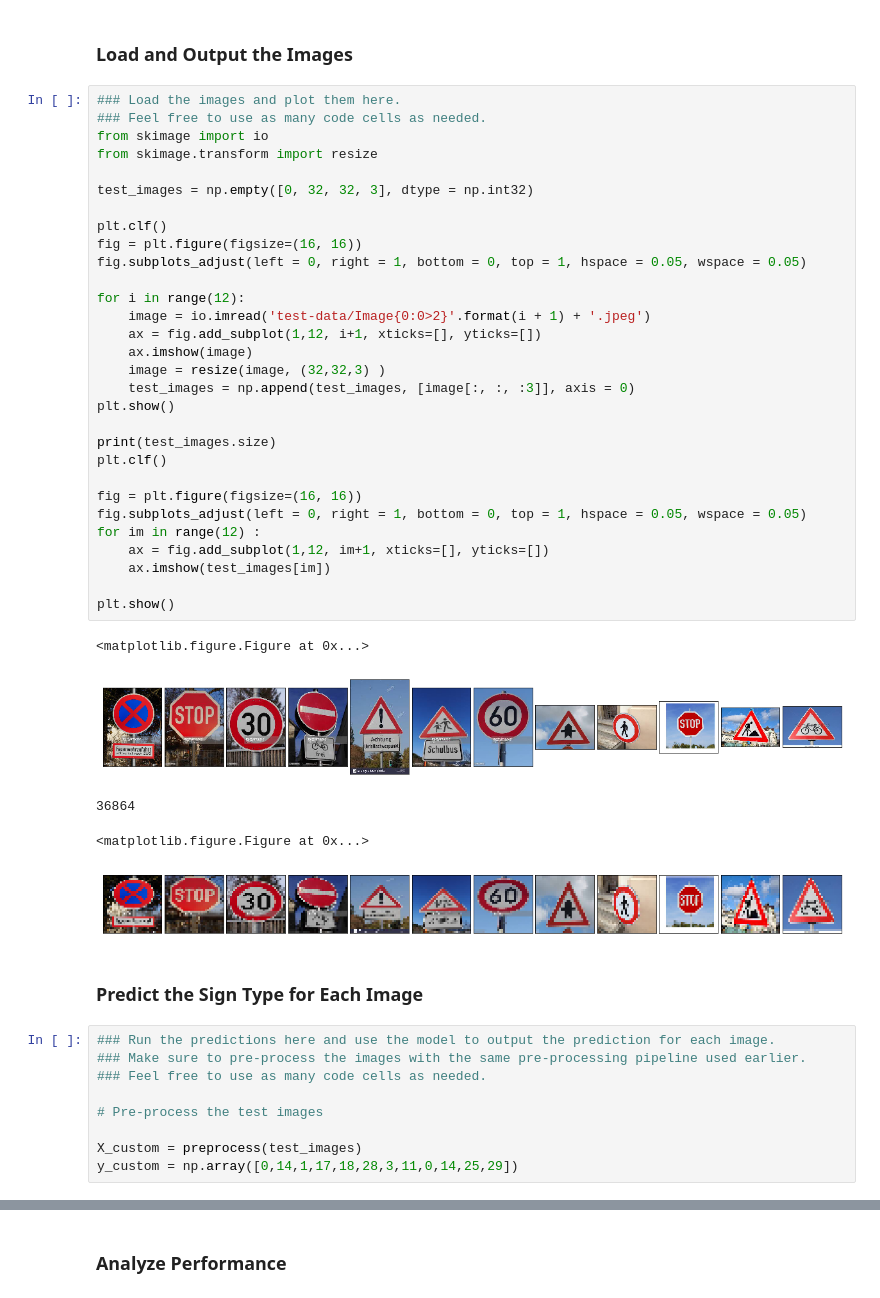
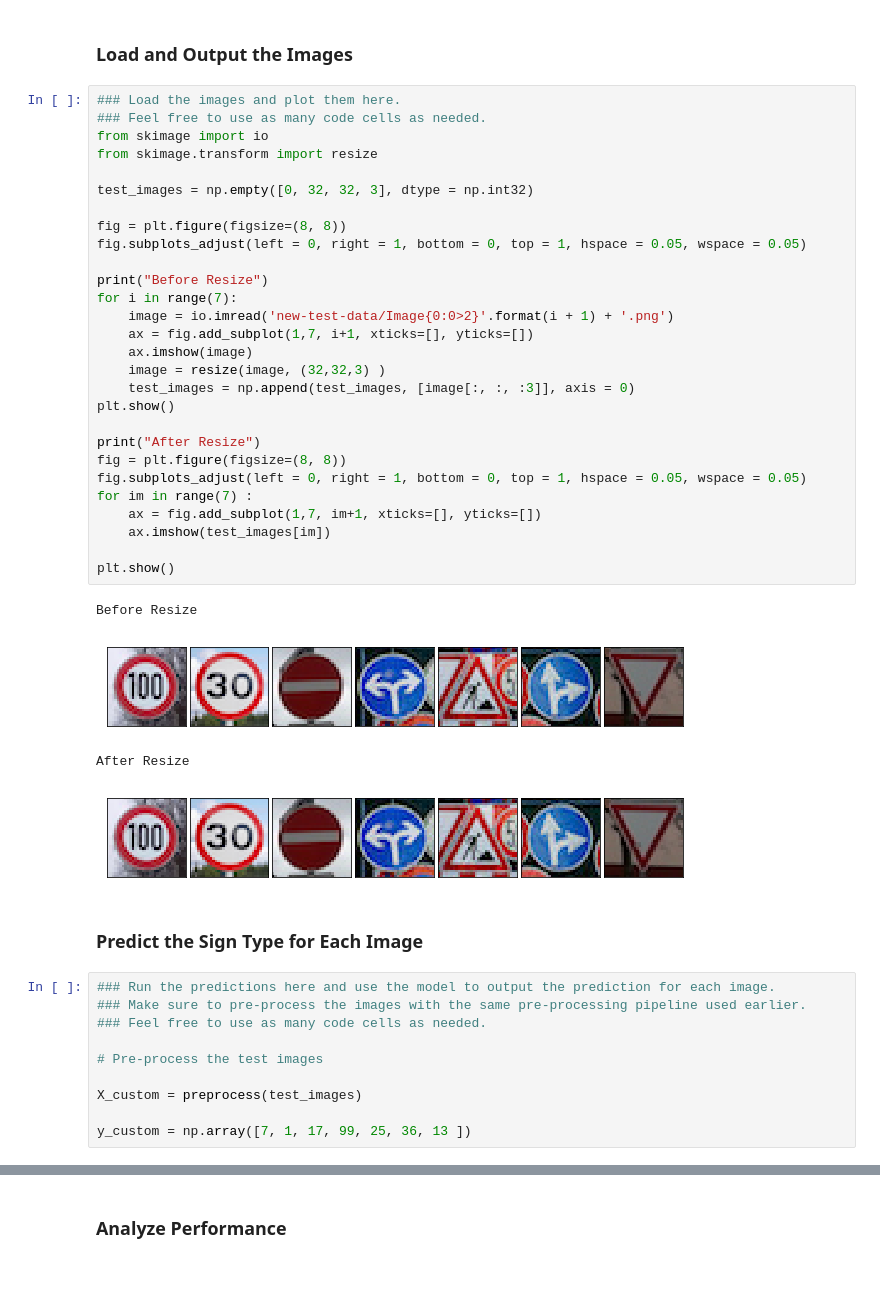
Before and after one commit to gvogety/udacity-sdcar-traffic-signs, a Jupyter notebook: Traffic_Sign_Classifier.ipynb, the cells around one changed output, grey strips where cells are left out. Saved outputs shown, nothing was run; the diff lists cells and outputs as text.

```diff
--- a/Traffic_Sign_Classifier.ipynb
+++ b/Traffic_Sign_Classifier.ipynb
@@ -520,39 +457,36 @@ You may find `signnames.csv` useful as it contains mappings from the class id (i
 # %%
 ### Load the images and plot them here.
 ### Feel free to use as many code cells as needed.
 from skimage import io
 from skimage.transform import resize
 
 test_images = np.empty([0, 32, 32, 3], dtype = np.int32)
 
-plt.clf()
-fig = plt.figure(figsize=(16, 16))
+fig = plt.figure(figsize=(8, 8))
 fig.subplots_adjust(left = 0, right = 1, bottom = 0, top = 1, hspace = 0.05, wspace = 0.05)
 
-for i in range(12):
-    image = io.imread('test-data/Image{0:0>2}'.format(i + 1) + '.jpeg')
-    ax = fig.add_subplot(1,12, i+1, xticks=[], yticks=[])
+print("Before Resize")
+for i in range(7):
+    image = io.imread('new-test-data/Image{0:0>2}'.format(i + 1) + '.png')
+    ax = fig.add_subplot(1,7, i+1, xticks=[], yticks=[])
     ax.imshow(image)
     image = resize(image, (32,32,3) )
     test_images = np.append(test_images, [image[:, :, :3]], axis = 0)
 plt.show()
 
-print(test_images.size)
-plt.clf()
-
-fig = plt.figure(figsize=(16, 16))
+print("After Resize")
+fig = plt.figure(figsize=(8, 8))
 fig.subplots_adjust(left = 0, right = 1, bottom = 0, top = 1, hspace = 0.05, wspace = 0.05)
-for im in range(12) :
-    ax = fig.add_subplot(1,12, im+1, xticks=[], yticks=[])
+for im in range(7) :
+    ax = fig.add_subplot(1,7, im+1, xticks=[], yticks=[])
     ax.imshow(test_images[im])
 
 plt.show()
 # %% [output]
-<matplotlib.figure.Figure at 0x...>
+Before Resize
-[figure, old version]
+[figure, new version]
-36864
+After Resize
-<matplotlib.figure.Figure at 0x...>
-[figure, old version]
+[figure, new version]
 # %% [markdown]
 ### Predict the Sign Type for Each Image
 # %%
@@ -563,5 +497,6 @@ plt.show()
 # Pre-process the test images
 
 X_custom = preprocess(test_images)
-y_custom = np.array([0,14,1,17,18,28,3,11,0,14,25,29])
+
+y_custom = np.array([7, 1, 17, 99, 25, 36, 13 ])
 # %%
```
Also changed, not shown: parts of 25 cells of this notebook, 2 other files.
